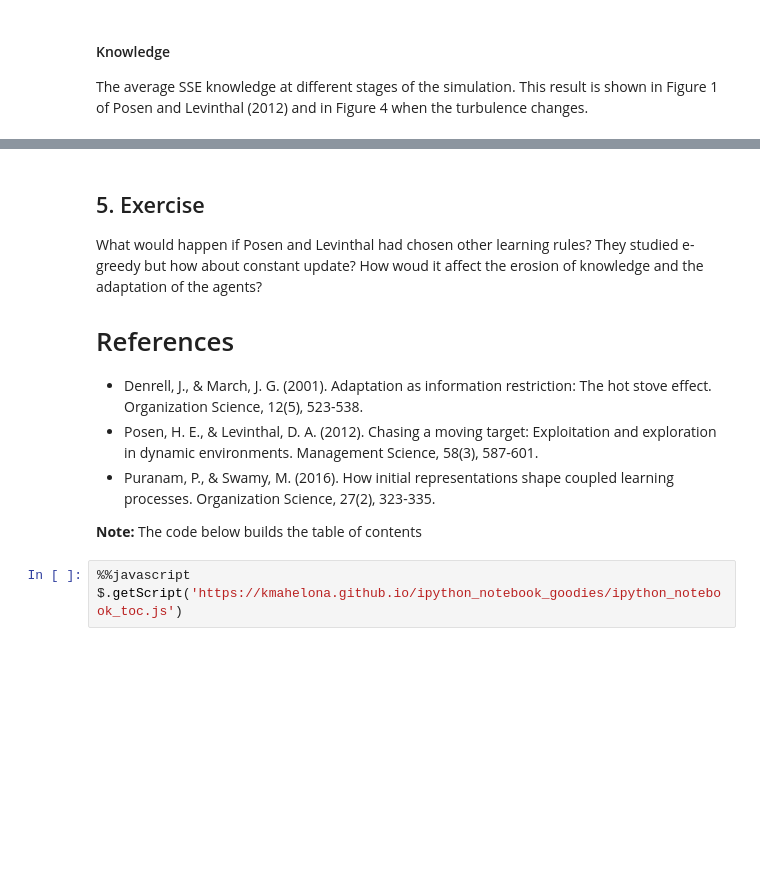
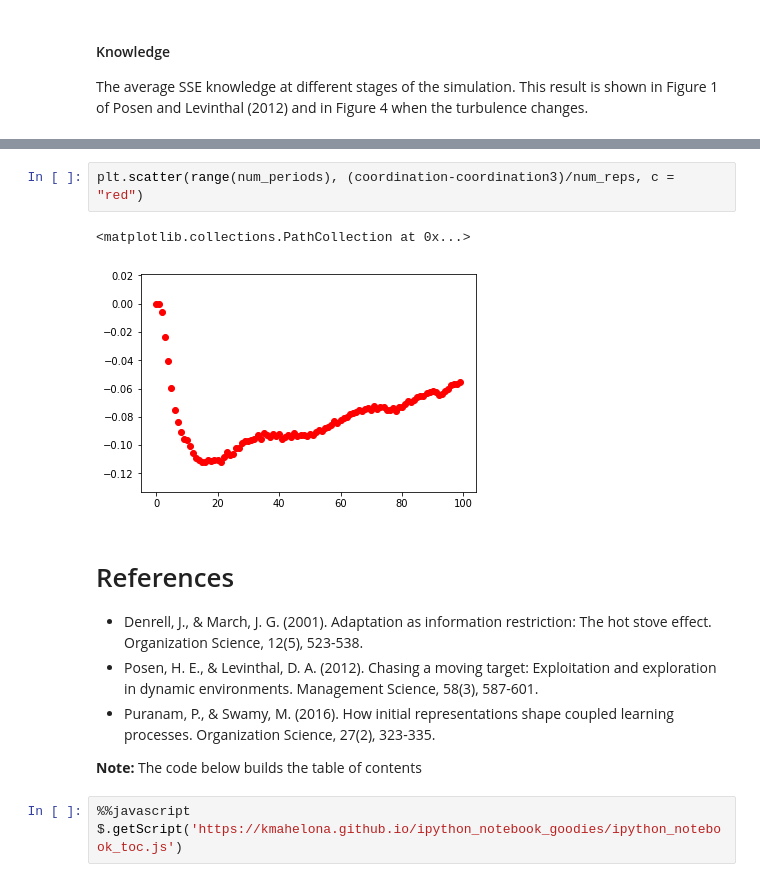
Before and after one commit to jparrieta/bandits, a Jupyter notebook: full_tutorial.ipynb, the cells around one changed output, grey strips where cells are left out. Saved outputs shown, nothing was run; the diff lists cells and outputs as text; blank space fills up the shorter version.

```diff
--- a/full_tutorial.ipynb
+++ b/full_tutorial.ipynb
@@ -365,8 +518,9 @@ Period 500: 0.5921675254266218
+# %%
+plt.scatter(range(num_periods), (coordination-coordination3)/num_reps, c = "red")
+# %% [output]
+<matplotlib.collections.PathCollection at 0x...>
+[figure, added]
 # %% [markdown]
-## 5. Exercise
-What would happen if Posen and Levinthal had chosen other learning rules? They studied e-greedy but how about constant update? How woud it affect the erosion of knowledge and the adaptation of the agents?
-
-
 # References
 
 * Denrell, J., & March, J. G. (2001). Adaptation as information restriction: The hot stove effect. Organization Science, 12(5), 523-538.
```
Also changed, not shown: parts of 35 cells of this notebook.
